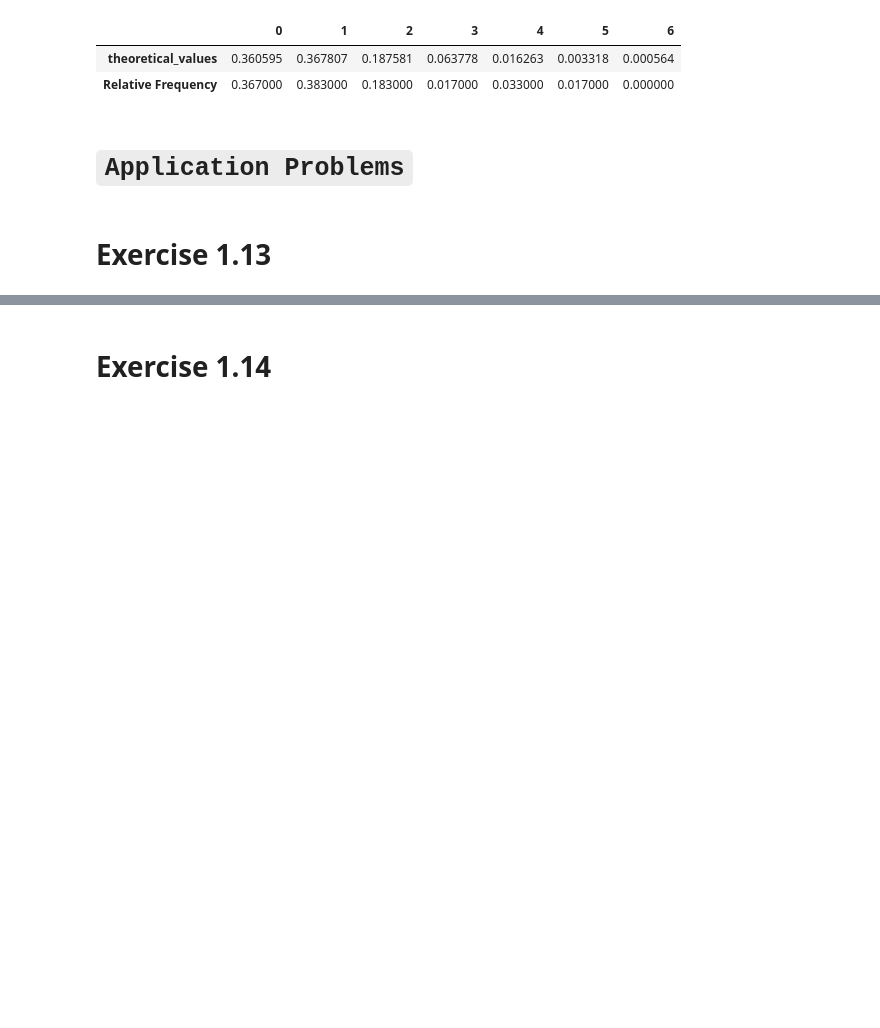
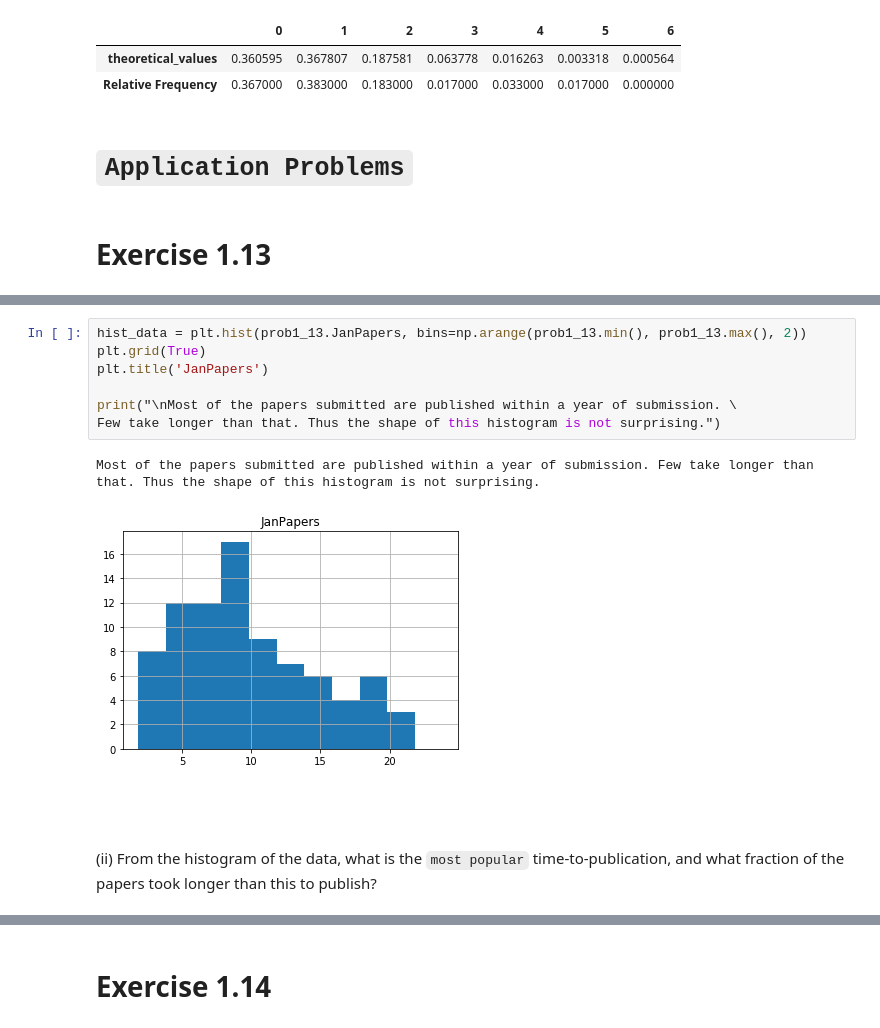
Before and after one commit to ayushi-b/Random_Phenomena_by_Babatunde_Ogunnaike, a Jupyter notebook: Chapter 1/Chapter 1.ipynb, the cells around one changed output, grey strips where cells are left out. Cells and saved outputs as stored; diff of their text form; blank space fills up the shorter version.

```diff
--- a/Chapter 1/Chapter 1.ipynb
+++ b/Chapter 1/Chapter 1.ipynb
@@ -684,0 +691,15 @@ The data set in the table for this problem is the time (in months) from receipt
+# %%
+hist_data = plt.hist(prob1_13.JanPapers, bins=np.arange(prob1_13.min(), prob1_13.max(), 2))
+plt.grid(True)
+plt.title('JanPapers')
+
+print("\nMost of the papers submitted are published within a year of submission. \
+Few take longer than that. Thus the shape of this histogram is not surprising.")
+# %% [output]
+Most of the papers submitted are published within a year of submission. Few take longer than that. Thus the shape of this histogram is not surprising.
+[figure, added]
+# %% [markdown]
+<br><br>
+
+
+(ii) From the histogram of the data, what is the ``most popular`` time-to-publication, and what fraction of the papers took longer than this to publish?
```
Also changed, not shown: parts of 21 cells of this notebook.
